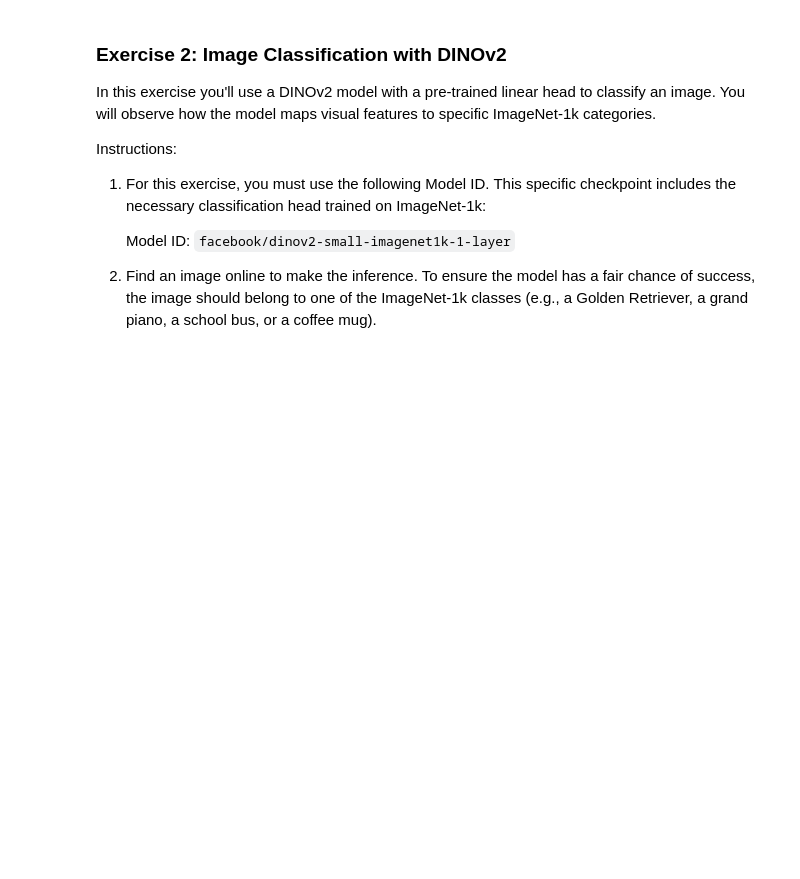
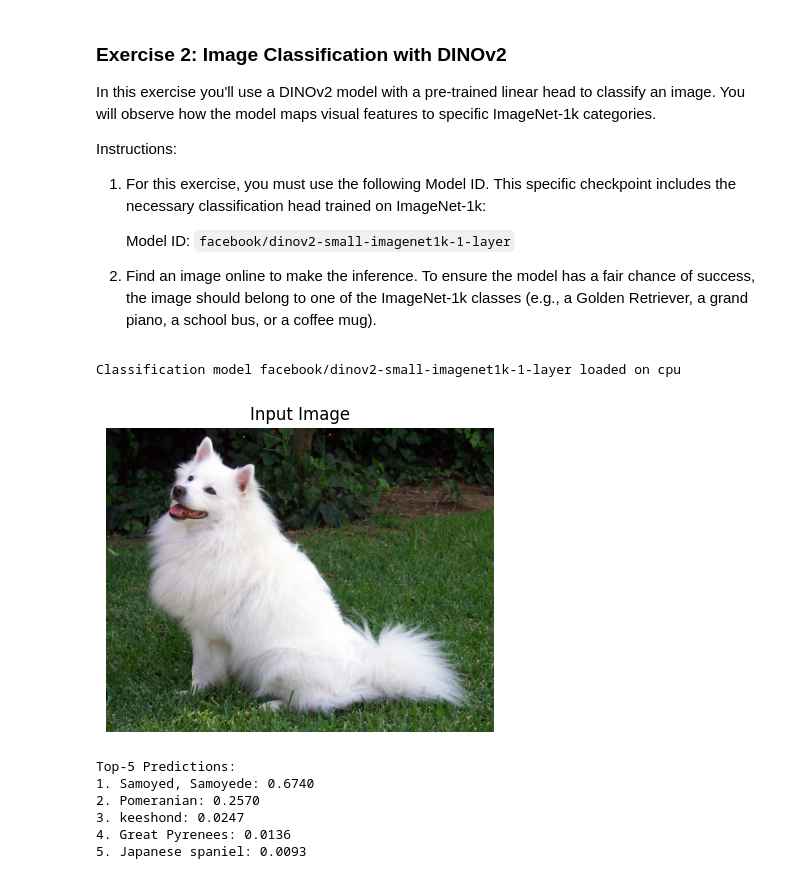
Before and after one commit to fatimammageel/arti560-computer-vision-labs, a Jupyter notebook: lab10-visual-representations/lab10-visual-representations-exercise.ipynb, the cells around one changed output. Cells and saved outputs as stored; diff of their text form; code cells hidden in the pictures; blank space fills up the shorter version.

```diff
--- a/lab10-visual-representations/lab10-visual-representations-exercise.ipynb
+++ b/lab10-visual-representations/lab10-visual-representations-exercise.ipynb
@@ -221,3 +221,56 @@ Instructions:
 2. Find an image online to make the inference. To ensure the model has a fair chance of success, the image should belong to one of the ImageNet-1k classes (e.g., a Golden Retriever, a grand piano, a school bus, or a coffee mug).
 # %%
 # Provide your solution here
+import requests
+from transformers import AutoModelForImageClassification
+
+# Required model for this exercise
+CLASSIFICATION_MODEL_ID = "facebook/dinov2-small-imagenet1k-1-layer"
+
+classification_processor = AutoImageProcessor.from_pretrained(CLASSIFICATION_MODEL_ID)
+classification_model = AutoModelForImageClassification.from_pretrained(
+    CLASSIFICATION_MODEL_ID
+).to(device)
+
+classification_model.eval()
+
+print(f"Classification model {CLASSIFICATION_MODEL_ID} loaded on {device}")
+# %% [output]
+Classification model facebook/dinov2-small-imagenet1k-1-layer loaded on cpu
+# %%
+# Online image example from PyTorch Hub
+# This image contains a dog, which belongs to ImageNet-style categories.
+image_url = "https://raw.githubusercontent.com/pytorch/hub/master/images/dog.jpg"
+
+image = Image.open(requests.get(image_url, stream=True).raw).convert("RGB")
+
+plt.figure(figsize=(5, 5))
+plt.imshow(image)
+plt.axis("off")
+plt.title("Input Image")
+plt.show()
+# %% [output]
+[figure, added]
+# %%
+# Run inference
+inputs = classification_processor(images=image, return_tensors="pt").to(device)
+
+with torch.no_grad():
+    outputs = classification_model(**inputs)
+    logits = outputs.logits
+    probabilities = torch.softmax(logits, dim=1)
+
+# Get Top-5 predictions
+top5 = torch.topk(probabilities, k=5)
+
+print("Top-5 Predictions:")
+for rank, (score, class_id) in enumerate(zip(top5.values[0], top5.indices[0]), start=1):
+    class_name = classification_model.config.id2label[class_id.item()]
+    print(f"{rank}. {class_name}: {score.item():.4f}")
+# %% [output]
+Top-5 Predictions:
+1. Samoyed, Samoyede: 0.6740
+2. Pomeranian: 0.2570
+3. keeshond: 0.0247
+4. Great Pyrenees: 0.0136
+5. Japanese spaniel: 0.0093
```
